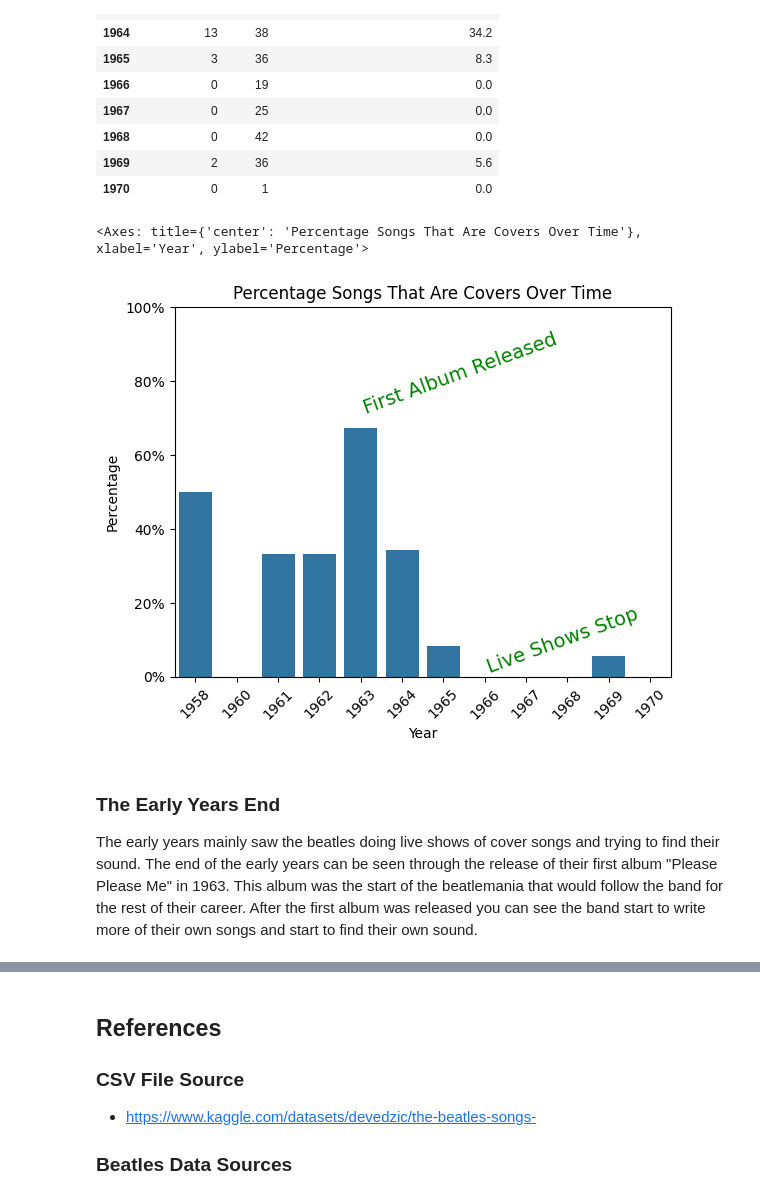
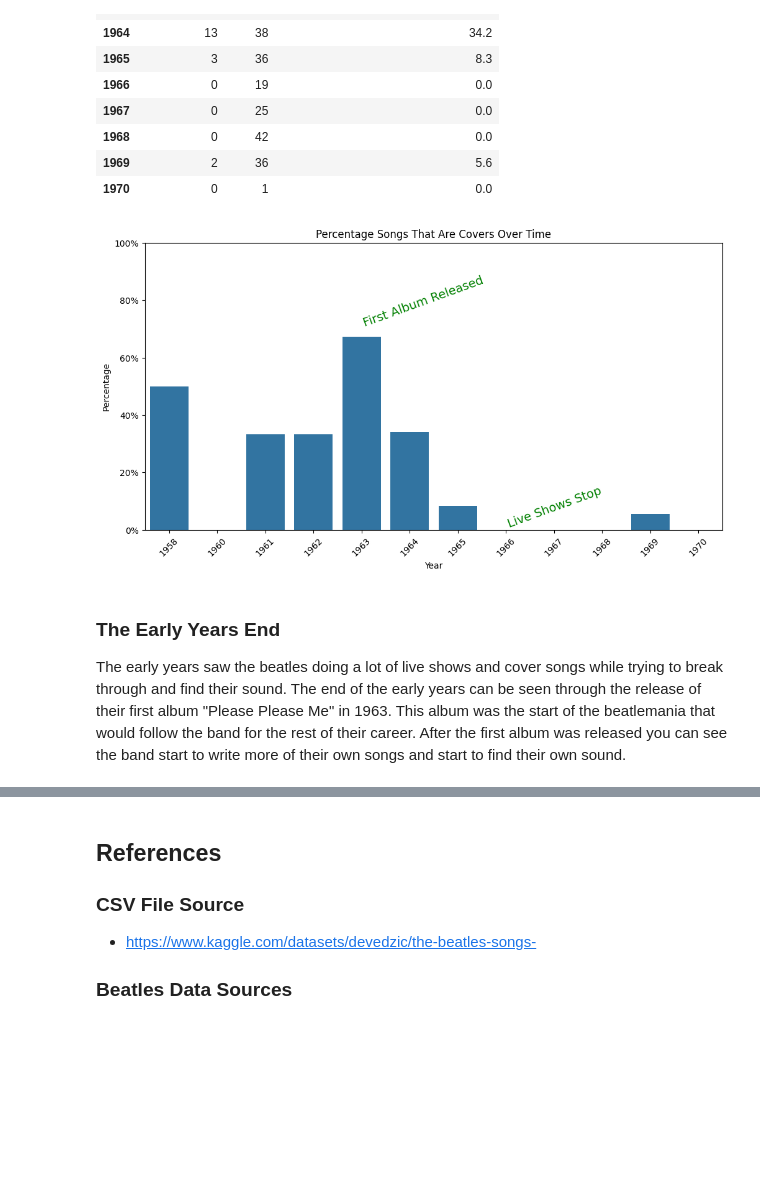
Before and after one commit to BenJenkyn/beatles-through-data, a Jupyter notebook: assignment1.ipynb, the cells around one changed output, grey strips where cells are left out. Cells and saved outputs as stored; diff of their text form; code cells hidden in the pictures; blank space fills up the shorter version.

Commit message:
Finished writing the studio years

```diff
--- a/assignment1.ipynb
+++ b/assignment1.ipynb
@@ -63,20 +63,20 @@ cover_songs_data
 # %%
 cover_songs_barplot = sns.barplot(x=cover_songs_data.index, y=cover_songs_data["Percentage Of Cover Songs Per Year"])
 cover_songs_barplot.set(ylim=(0, 100))
 cover_songs_barplot.set_ylabel("Percentage")
 plt.xticks(ticks=range(len(cover_songs_data.index)), labels=cover_songs_data.index, rotation=45)
 # Prompt: Set the y ticks to percentages
 cover_songs_barplot.set_yticklabels([f"{int(y)}%" for y in cover_songs_barplot.get_yticks()])
 plt.text(4, 70, "First Album Released", ha='left', va='bottom', fontsize=14, color='green', rotation=20)
 plt.text(7, 0, "Live Shows Stop", ha='left', va='bottom', fontsize=14, color='green', rotation=20)
 plt.title("Percentage Songs That Are Covers Over Time")
-cover_songs_barplot
+plt.gcf().set_size_inches(12, 6)
+plt.show()
 # %% [output]
-<Axes: title={'center': 'Percentage Songs That Are Covers Over Time'}, xlabel='Year', ylabel='Percentage'>
-[figure, old version]
+[figure, new version]
 # %% [markdown]
 ### The Early Years End
-The early years mainly saw the beatles doing live shows of cover songs and trying to find their sound. The end of the early years can be seen through the release of their first album "Please Please Me" in 1963. This album was the start of the beatlemania that would follow the band for the rest of their career. After the first album was released you can see the band start to write more of their own songs and start to find their own sound.
+The early years saw the beatles doing a lot of live shows and cover songs while trying to break through and find their sound. The end of the early years can be seen through the release of their first album "Please Please Me" in 1963. This album was the start of the beatlemania that would follow the band for the rest of their career. After the first album was released you can see the band start to write more of their own songs and start to find their own sound.
 # %% [markdown]
 ## Beatlemania (1963-1966)
 <a title="United Press International, photographer unknown, Public domain, via Wikimedia Commons" href="https://commons.wikimedia.org/wiki/File:The_Beatles_arrive_at_JFK_Airport.jpg"><img width="512" alt="The Beatles wave to fans after disembarking a plane at Kennedy Airport." src="https://upload.wikimedia.org/wikipedia/commons/thumb/6/61/The_Beatles_arrive_at_JFK_Airport.jpg/512px-The_Beatles_arrive_at_JFK_Airport.jpg?20240427190833"></a>
```
Also changed, not shown: parts of 5 cells of this notebook.
